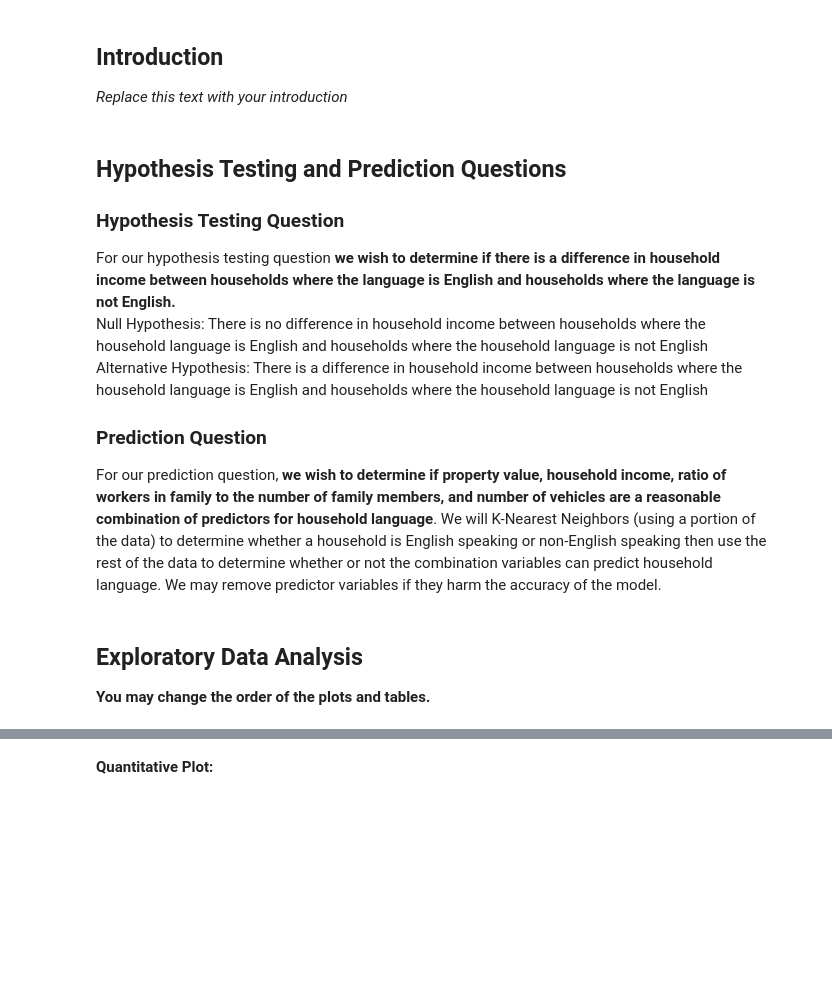
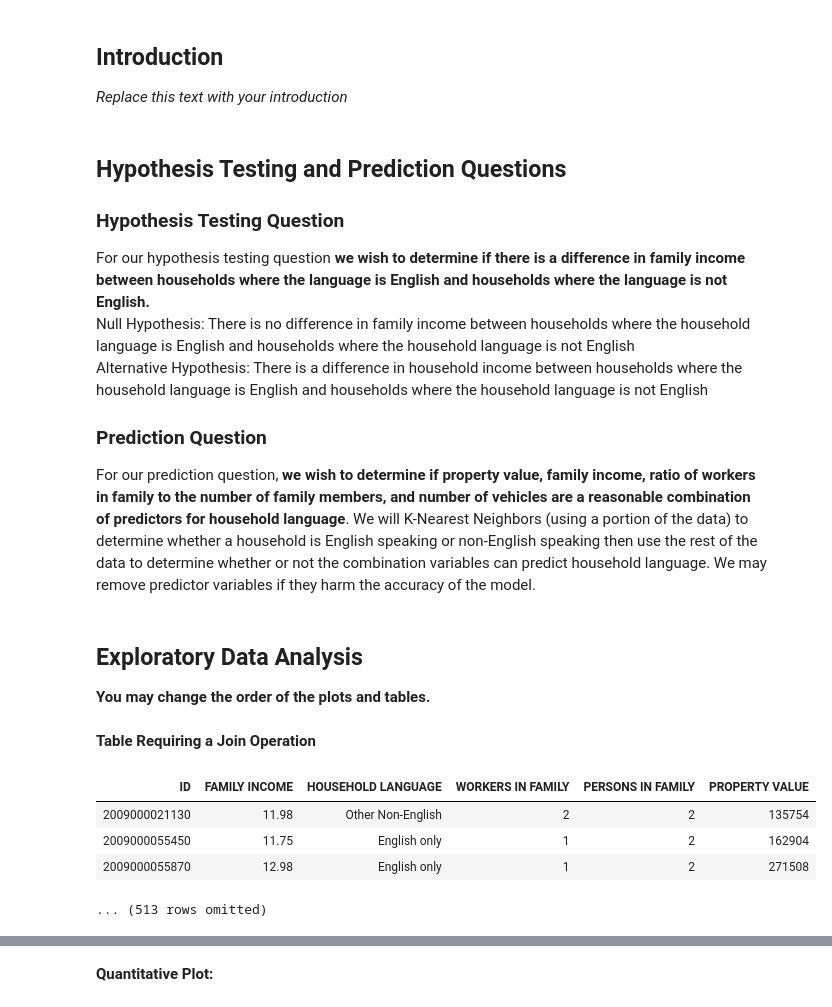
Before and after one commit to Jonathan-EJ/data8Proj, a Jupyter notebook: notebook-materials-su20_materials_su20_final-project_US-wealth/wealth-final-project.ipynb, the cells around one changed output, grey strips where cells are left out. Cells and saved outputs as stored; diff of their text form; code cells hidden in the pictures; blank space fills up the shorter version.

```diff
--- a/notebook-materials-su20_materials_su20_final-project_US-wealth/wealth-final-project.ipynb
+++ b/notebook-materials-su20_materials_su20_final-project_US-wealth/wealth-final-project.ipynb
@@ -207,13 +190,45 @@ states_data
 ## Hypothesis Testing and Prediction Questions
 
 ### Hypothesis Testing Question
-For our hypothesis testing question **we wish to determine if there is a difference in household income between households where the language is English and households where the language is not English.**
-Null Hypothesis: There is no difference in household income between households where the household language is English and households where the household language is not English
+For our hypothesis testing question **we wish to determine if there is a difference in family income between households where the language is English and households where the language is not English.**
+Null Hypothesis: There is no difference in family income between households where the household language is English and households where the household language is not English
 Alternative Hypothesis: There is a difference in household income between households where the household language is English and households where the household language is not English
 
 ### Prediction Question
-For our prediction question, **we wish to determine if property value, household income, ratio of workers in family to the number of family members, and number of vehicles are a reasonable combination of predictors for household language**. We will K-Nearest Neighbors (using a portion of the data) to determine whether a household is English speaking or non-English speaking then use the rest of the data to determine whether or not the combination variables can predict household language. We may remove predictor variables if they harm the accuracy of the model.
+For our prediction question, **we wish to determine if property value, family income, ratio of workers in family to the number of family members, and number of vehicles are a reasonable combination of predictors for household language**. We will K-Nearest Neighbors (using a portion of the data) to determine whether a household is English speaking or non-English speaking then use the rest of the data to determine whether or not the combination variables can predict household language. We may remove predictor variables if they harm the accuracy of the model.
 # %% [markdown]
 ## Exploratory Data Analysis
 
 **You may change the order of the plots and tables.**
+# %%
+# JUST RUN THIS CELL
+# Select Necessary columns from families_data Table
+families_data = families_data.drop('REGION','DIVISION','STATE', 'HOUSEHOLD INCOME')
+
+# Select Necessary columns from resources_data Table
+resources_data = resources_data.select('ID','PROPERTY VALUE')
+
+# Remove Non-Family Observations from families_data Table
+'''Following method is a predicate for the .where() table method that selects for values that work as integers'''
+def contains_numerical_value(string_value):
+    if len(re.findall("\\d", string_value)) > 0: # Returns True if one or more integers is found in the string
+        return True
+    return False # Returns False if no integers are in the string (i.e. the string is 'Non-Family' as opposed to 10.44)
+
+# Remove 'Non-Family' observations from table
+families_data = families_data.where('FAMILY INCOME',contains_numerical_value)
+
+# Remove Renter Observations from resources_data Table
+resources_data = resources_data.where('PROPERTY VALUE', contains_numerical_value)
+# %% [markdown]
+**Table Requiring a Join Operation**
+# %%
+# Joins resources_data and families_data
+families_and_property = families_data.join('ID', resources_data)
+families_and_property.show(3)
+# %% [output]
+| ID | FAMILY INCOME | HOUSEHOLD LANGUAGE | WORKERS IN FAMILY | PERSONS IN FAMILY | PROPERTY VALUE |
+| 2009000021130 | 11.98 | Other Non-English | 2 | 2 | 135754 |
+| 2009000055450 | 11.75 | English only | 1 | 2 | 162904 |
+| 2009000055870 | 12.98 | English only | 1 | 2 | 271508 |
+... (513 rows omitted)
```
Also changed, not shown: parts of 10 cells of this notebook.
